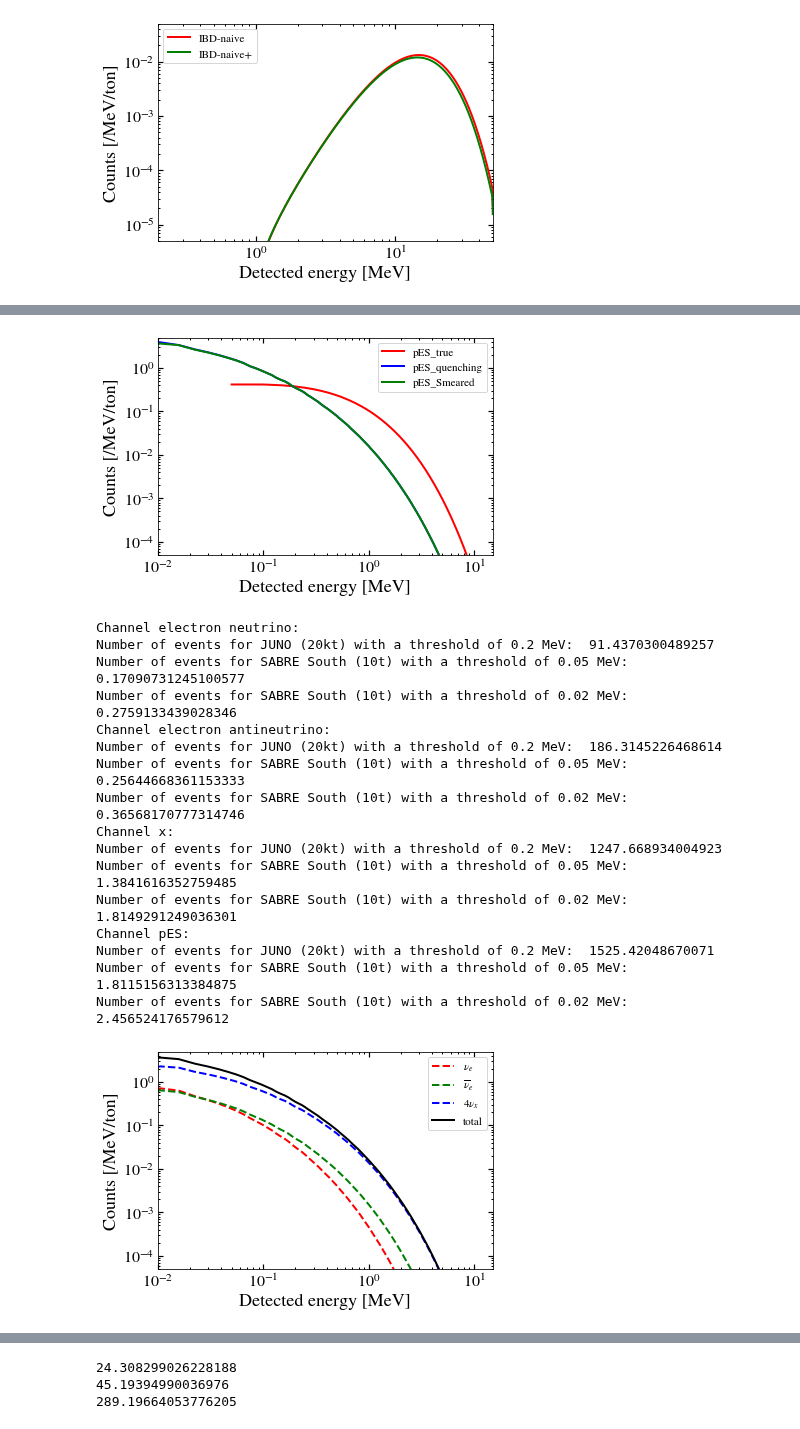
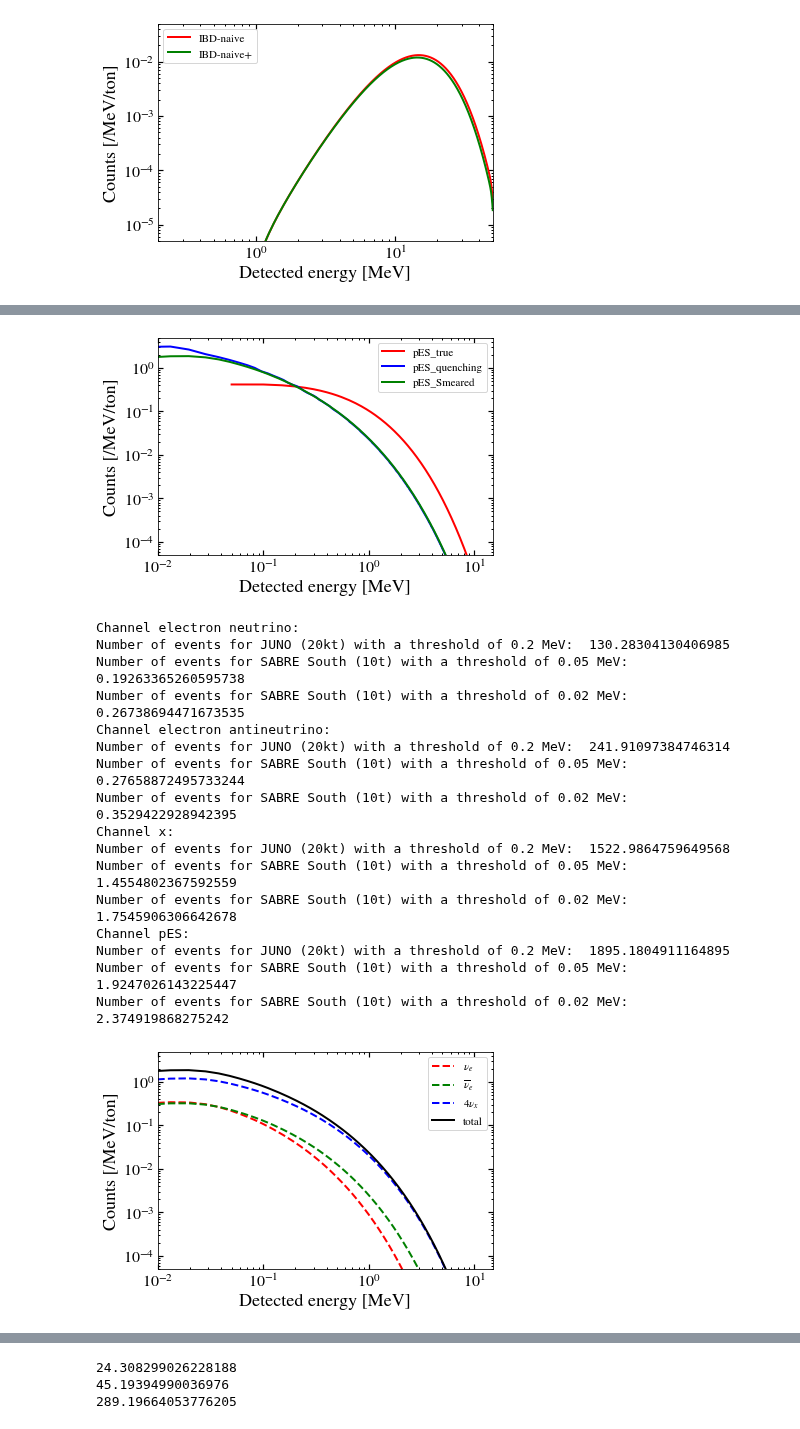
Before and after one commit to mjzurowski/sgm, a Jupyter notebook: Neutrino-LAB-testclass.ipynb, the cells around one changed output, grey strips where cells are left out. Saved outputs shown, nothing was run; the diff lists cells and outputs as text; code cells hidden in the pictures.

```diff
--- a/Neutrino-LAB-testclass.ipynb
+++ b/Neutrino-LAB-testclass.ipynb
@@ -84,7 +84,7 @@ def g(x, mu, sig):
 smeared_IBD_naive=np.zeros(num)
 for i in range(num):
     t =np.arange(i-num+1,i+1)
-    smeared_IBD_naive[i]= -np.trapz(rate_supernova_IBD_naive[i-t]*g(Ed_IBD[i]-Ed_IBD[i-t],0,0.03*np.sqrt(Ed_IBD[i-t])),Ed_IBD[i-t])
+    smeared_IBD_naive[i]= -np.trapz(rate_supernova_IBD_naive[i-t]*g(Ed_IBD[i]-Ed_IBD[i-t],0,0.154*np.sqrt(Ed_IBD[i-t])),Ed_IBD[i-t])
 plt.plot(Ed_IBD, smeared_IBD_naive, label='IBD-naive',color='r')
 
 rate_supernova_IBD_naivep=np.array([Model.dRdEd(Ev_eV,Edi,12*MeV,'IBD-naive+','supernova_e')*MeV for Edi in Ed_IBD_eV])
@@ -95,7 +95,7 @@ def g(x, mu, sig):
 smeared_IBD_naivep=np.zeros(num)
 for i in range(num):
     t =np.arange(i-num+1,i+1)
-    smeared_IBD_naivep[i]= -np.trapz(rate_supernova_IBD_naivep[i-t]*g(Ed_IBD[i]-Ed_IBD[i-t],0,0.03*np.sqrt(Ed_IBD[i-t])),Ed_IBD[i-t])
+    smeared_IBD_naivep[i]= -np.trapz(rate_supernova_IBD_naivep[i-t]*g(Ed_IBD[i]-Ed_IBD[i-t],0,0.154*np.sqrt(Ed_IBD[i-t])),Ed_IBD[i-t])
 plt.plot(Ed_IBD, smeared_IBD_naivep, label='IBD-naive+',color='g')
 
 plt.xscale('log')
@@ -145,10 +145,10 @@ def quenching_proton(T):
          yy = np.interp(T,eloss_file_energy,eloss_file_LAB,right=0)
          dE=yy*dx
          if T > dE:
-             quenching += 1/(1+0.01*yy)*dE
+             quenching += 1/(1+6.5e-3*yy+1.5e-6*yy*yy)*dE
              T=T-dE
          else:
-             quenching += 1/(1+0.01*yy)*T
+             quenching += 1/(1+6.5e-3*yy+1.5e-6*yy*yy)*T
              break
      return quenching
 T = np.linspace(0.01,50,10)
@@ -184,7 +184,7 @@ plt.plot(Ed_q,rate_supernova_pES_quenched,label='pES_quenching',color='b')
 smeared_pES=np.zeros(num)
 for i in range(num):
     t =np.arange(i-num+1,i+1)
-    smeared_pES[i]= -np.trapz(rate_supernova_pES_quenched[i-t]*g(Ed_q[i]-Ed_q[i-t],0,0.03*np.sqrt(Ed_q[i-t])),Ed_q[i-t])
+    smeared_pES[i]= -np.trapz(rate_supernova_pES_quenched[i-t]*g(Ed_q[i]-Ed_q[i-t],0,0.154*np.sqrt(Ed_q[i-t])),Ed_q[i-t])
 plt.plot(Ed_q, smeared_pES, label='pES_Smeared',color='g')
 
 
@@ -197,7 +197,7 @@ plt.xlabel(r"Detected energy [MeV]")
 plt.ylabel(r"Counts [/MeV/ton]")
 plt.savefig('fig/pES_quenching_total.pdf',format='pdf', bbox_inches = "tight")
 # %% [output]
-[figure, old version]
+[figure, new version]
 # %%
 #for electron neutrino
 rate_supernova_pES_e=np.array([(Model.dRdEd(Ev_eV,Edi,12*MeV,'pES','supernova_e'))*MeV for Edi in Ed_pES_eV])
@@ -207,7 +207,7 @@ rate_supernova_pES_e_quenched=rate_supernova_pES_e*dEddEd_q
 smeared_pES_e=np.zeros(num)
 for i in range(num):
     t =np.arange(i-num+1,i+1)
-    smeared_pES_e[i]= -np.trapz(rate_supernova_pES_e_quenched[i-t]*g(Ed_q[i]-Ed_q[i-t],0,0.03*np.sqrt(Ed_q[i-t])),Ed_q[i-t])
+    smeared_pES_e[i]= -np.trapz(rate_supernova_pES_e_quenched[i-t]*g(Ed_q[i]-Ed_q[i-t],0,0.154*np.sqrt(Ed_q[i-t])),Ed_q[i-t])
 plt.plot(Ed_q, smeared_pES_e, label=r'$\nu_{e}$',color='r', linestyle='--')
 print("Channel electron neutrino: ")
 print("Number of events for JUNO (20kt) with a threshold of 0.2 MeV: ", np.trapz(smeared_pES_e[Ed_q>0.2],Ed_q[Ed_q>0.2])*2e4)
@@ -223,7 +223,7 @@ rate_supernova_pES_ea_quenched=rate_supernova_pES_ea*dEddEd_q
 smeared_pES_ea=np.zeros(num)
 for i in range(num):
     t =np.arange(i-num+1,i+1)
-    smeared_pES_ea[i]= -np.trapz(rate_supernova_pES_ea_quenched[i-t]*g(Ed_q[i]-Ed_q[i-t],0,0.03*np.sqrt(Ed_q[i-t])),Ed_q[i-t])
+    smeared_pES_ea[i]= -np.trapz(rate_supernova_pES_ea_quenched[i-t]*g(Ed_q[i]-Ed_q[i-t],0,0.154*np.sqrt(Ed_q[i-t])),Ed_q[i-t])
 plt.plot(Ed_q, smeared_pES_ea, label=r'$\overline{\nu}_{e}$',color='g', linestyle='--')
 print("Channel electron antineutrino: ")
 print("Number of events for JUNO (20kt) with a threshold of 0.2 MeV: ", np.trapz(smeared_pES_ea[Ed_q>0.2],Ed_q[Ed_q>0.2])*2e4)
@@ -238,48 +238,48 @@ rate_supernova_pES_x_quenched=rate_supernova_pES_x*dEddEd_q
 smeared_pES_x=np.zeros(num)
 for i in range(num):
     t =np.arange(i-num+1,i+1)
-    smeared_pES_x[i]= -np.trapz(rate_supernova_pES_x_quenched[i-t]*g(Ed_q[i]-Ed_q[i-t],0,0.03*np.sqrt(Ed_q[i-t])),Ed_q[i-t])
+    smeared_pES_x[i]= -np.trapz(rate_supernova_pES_x_quenched[i-t]*g(Ed_q[i]-Ed_q[i-t],0,0.154*np.sqrt(Ed_q[i-t])),Ed_q[i-t])
 plt.plot(Ed_q, smeared_pES_x,  label=r'4$\nu_{x}$',color='b', linestyle='--')
 print("Channel x: ")
 print("Number of events for JUNO (20kt) with a threshold of 0.2 MeV: ", np.trapz(smeared_pES_x[Ed_q>0.2],Ed_q[Ed_q>0.2])*2e4)
 print("Number of events for SABRE South (10t) with a threshold of 0.05 MeV: ", np.trapz(smeared_pES_x[Ed_q>0.05],Ed_q[Ed_q>0.05])*10)
 print("Number of events for SABRE South (10t) with a threshold of 0.02 MeV: ", np.trapz(smeared_pES_x[Ed_q>0.02],Ed_q[Ed_q>0.02])*10)
 
 #total
 smeared_pES = smeared_pES_e+smeared_pES_ea+smeared_pES_x
 plt.plot(Ed_q, smeared_pES, label=r'total',color='black')
 print("Channel pES: ")
 print("Number of events for JUNO (20kt) with a threshold of 0.2 MeV: ", np.trapz(smeared_pES[Ed_q>0.2],Ed_q[Ed_q>0.2])*2e4)
 print("Number of events for SABRE South (10t) with a threshold of 0.05 MeV: ", np.trapz(smeared_pES[Ed_q>0.05],Ed_q[Ed_q>0.05])*10)
 print("Number of events for SABRE South (10t) with a threshold of 0.02 MeV: ", np.trapz(smeared_pES[Ed_q>0.02],Ed_q[Ed_q>0.02])*10)
 
 
 plt.xscale('log')
 plt.yscale('log')
 plt.legend()
 plt.xlim(0.01,1.5e1)
 plt.ylim(5e-5, 5)
 plt.xlabel(r"Detected energy [MeV]")
 plt.ylabel(r"Counts [/MeV/ton]")
 plt.savefig('fig/pES_smeared_byspecies.pdf',format='pdf', bbox_inches = "tight")
 # %% [output]
 Channel electron neutrino:
-Number of events for JUNO (20kt) with a threshold of 0.2 MeV:  91.4370300489257
-Number of events for SABRE South (10t) with a threshold of 0.05 MeV:  0.17090731245100577
-Number of events for SABRE South (10t) with a threshold of 0.02 MeV:  0.2759133439028346
+Number of events for JUNO (20kt) with a threshold of 0.2 MeV:  130.28304130406985
+Number of events for SABRE South (10t) with a threshold of 0.05 MeV:  0.19263365260595738
+Number of events for SABRE South (10t) with a threshold of 0.02 MeV:  0.26738694471673535
 Channel electron antineutrino:
-Number of events for JUNO (20kt) with a threshold of 0.2 MeV:  186.3145226468614
-Number of events for SABRE South (10t) with a threshold of 0.05 MeV:  0.25644668361153333
-Number of events for SABRE South (10t) with a threshold of 0.02 MeV:  0.36568170777314746
+Number of events for JUNO (20kt) with a threshold of 0.2 MeV:  241.91097384746314
+Number of events for SABRE South (10t) with a threshold of 0.05 MeV:  0.27658872495733244
+Number of events for SABRE South (10t) with a threshold of 0.02 MeV:  0.3529422928942395
 Channel x:
-Number of events for JUNO (20kt) with a threshold of 0.2 MeV:  1247.668934004923
-Number of events for SABRE South (10t) with a threshold of 0.05 MeV:  1.3841616352759485
-Number of events for SABRE South (10t) with a threshold of 0.02 MeV:  1.8149291249036301
+Number of events for JUNO (20kt) with a threshold of 0.2 MeV:  1522.9864759649568
+Number of events for SABRE South (10t) with a threshold of 0.05 MeV:  1.4554802367592559
+Number of events for SABRE South (10t) with a threshold of 0.02 MeV:  1.7545906306642678
 Channel pES:
-Number of events for JUNO (20kt) with a threshold of 0.2 MeV:  1525.42048670071
-Number of events for SABRE South (10t) with a threshold of 0.05 MeV:  1.8115156313384875
-Number of events for SABRE South (10t) with a threshold of 0.02 MeV:  2.456524176579612
+Number of events for JUNO (20kt) with a threshold of 0.2 MeV:  1895.1804911164895
+Number of events for SABRE South (10t) with a threshold of 0.05 MeV:  1.9247026143225447
+Number of events for SABRE South (10t) with a threshold of 0.02 MeV:  2.374919868275242
-[figure, old version]
+[figure, new version]
 # %%
 #neutrino electron elastic scattering
 #Ed = np.logspace(np.log10(0.1),np.log10(10),500)
```
Also changed, not shown: parts of 10 cells of this notebook, 13 other files.
